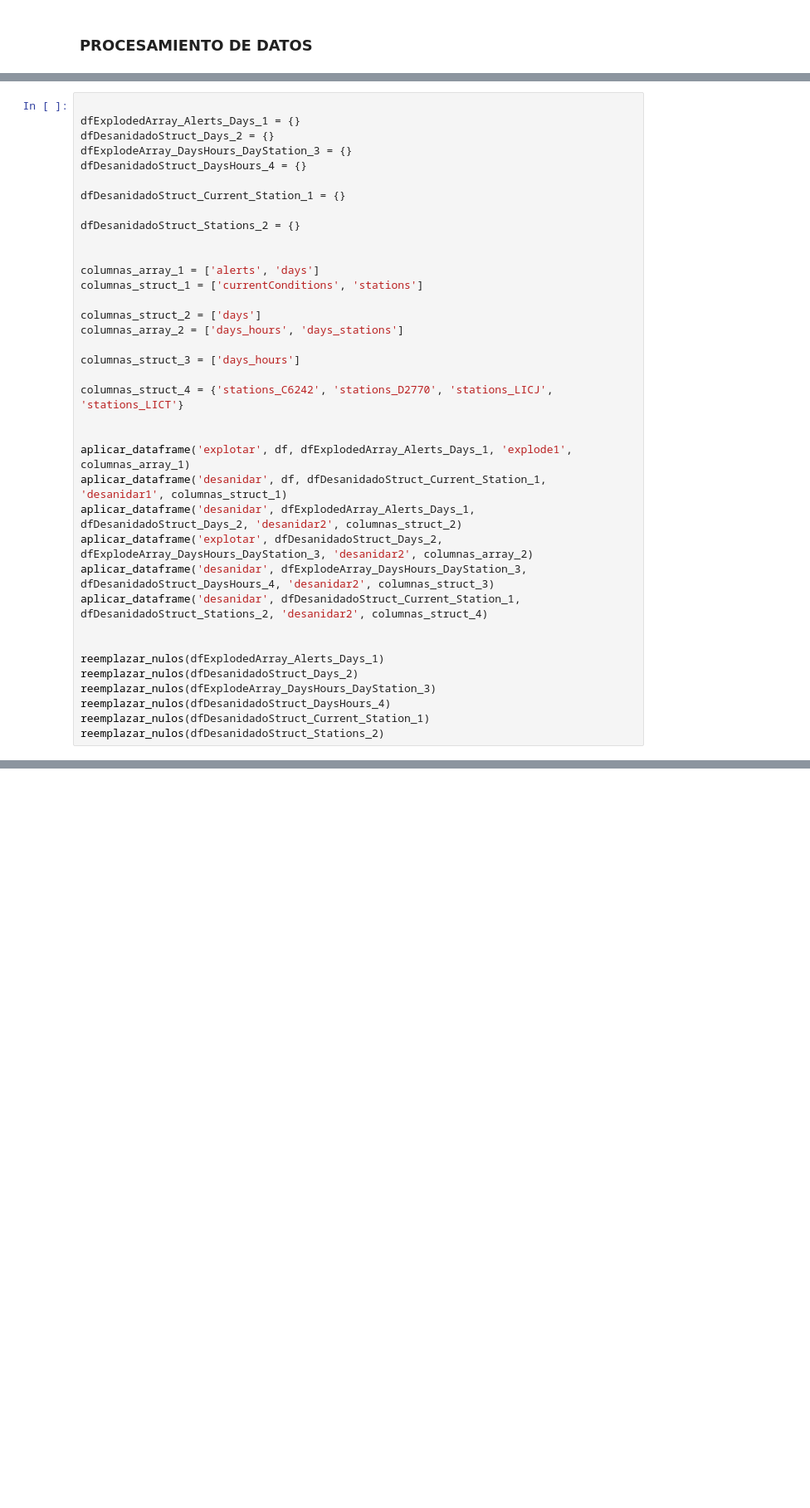
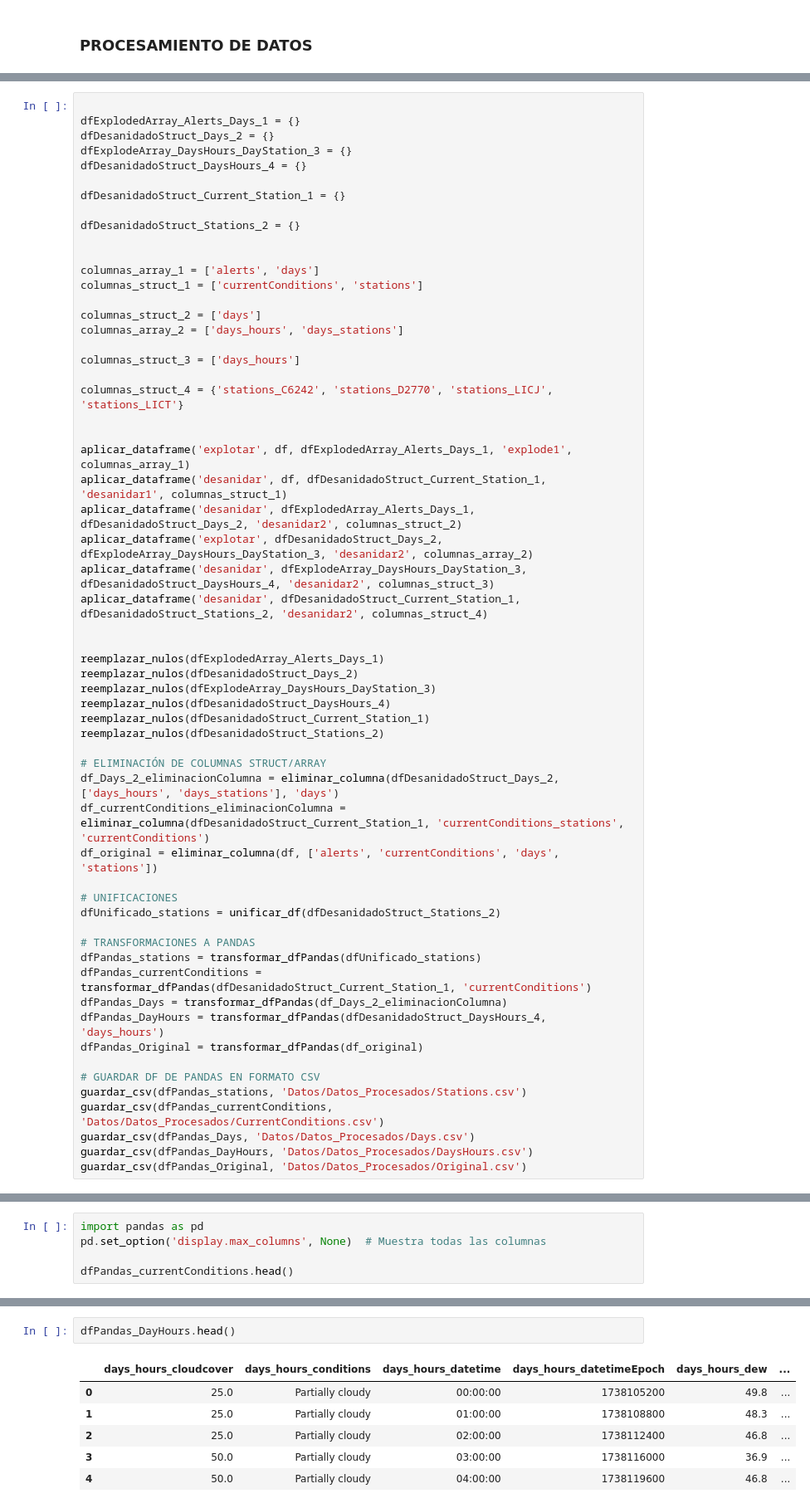
Before and after one commit to Facu6/Automatizaci-n_Datos_Clima, a Jupyter notebook: 2-Procesamiento.ipynb, the cells around one changed output, grey strips where cells are left out. Shown: that part at 83% size. Drawn from its saved outputs; the diff is of its cells as text; blank space fills up the shorter version.

```diff
--- a/2-Procesamiento.ipynb
+++ b/2-Procesamiento.ipynb
@@ -259,3 +314,25 @@ reemplazar_nulos(dfExplodeArray_DaysHours_DayStation_3)
 reemplazar_nulos(dfDesanidadoStruct_DaysHours_4)
 reemplazar_nulos(dfDesanidadoStruct_Current_Station_1)
 reemplazar_nulos(dfDesanidadoStruct_Stations_2)
+
+# ELIMINACIÓN DE COLUMNAS STRUCT/ARRAY
+df_Days_2_eliminacionColumna = eliminar_columna(dfDesanidadoStruct_Days_2, ['days_hours', 'days_stations'], 'days')
+df_currentConditions_eliminacionColumna = eliminar_columna(dfDesanidadoStruct_Current_Station_1, 'currentConditions_stations', 'currentConditions')
+df_original = eliminar_columna(df, ['alerts', 'currentConditions', 'days', 'stations'])
+
+# UNIFICACIONES
+dfUnificado_stations = unificar_df(dfDesanidadoStruct_Stations_2)
+
+# TRANSFORMACIONES A PANDAS
+dfPandas_stations = transformar_dfPandas(dfUnificado_stations)
+dfPandas_currentConditions = transformar_dfPandas(dfDesanidadoStruct_Current_Station_1, 'currentConditions')
+dfPandas_Days = transformar_dfPandas(df_Days_2_eliminacionColumna)
+dfPandas_DayHours = transformar_dfPandas(dfDesanidadoStruct_DaysHours_4, 'days_hours')
+dfPandas_Original = transformar_dfPandas(df_original)
+
+# GUARDAR DF DE PANDAS EN FORMATO CSV
+guardar_csv(dfPandas_stations, 'Datos/Datos_Procesados/Stations.csv')
+guardar_csv(dfPandas_currentConditions, 'Datos/Datos_Procesados/CurrentConditions.csv')
+guardar_csv(dfPandas_Days, 'Datos/Datos_Procesados/Days.csv')
+guardar_csv(dfPandas_DayHours, 'Datos/Datos_Procesados/DaysHours.csv')
+guardar_csv(dfPandas_Original, 'Datos/Datos_Procesados/Original.csv')
@@ -294,0 +346,5 @@ dfPandas_currentConditions.to_csv('Datos/Datos_Procesados/CurrentConditions.csv'
+# %%
+import pandas as pd
+pd.set_option('display.max_columns', None)  # Muestra todas las columnas
+
+dfPandas_currentConditions.head()
@@ -294,0 +356,9 @@ dfPandas_currentConditions.to_csv('Datos/Datos_Procesados/CurrentConditions.csv'
+# %%
+dfPandas_DayHours.head()
+# %% [output]
+|  | days_hours_cloudcover | days_hours_conditions | days_hours_datetime | days_hours_datetimeEpoch | days_hours_dew | ... |
+| 0 | 25.0 | Partially cloudy | 00:00:00 | 1738105200 | 49.8 | ... |
+| 1 | 25.0 | Partially cloudy | 01:00:00 | 1738108800 | 48.3 | ... |
+| 2 | 25.0 | Partially cloudy | 02:00:00 | 1738112400 | 46.8 | ... |
+| 3 | 50.0 | Partially cloudy | 03:00:00 | 1738116000 | 36.9 | ... |
+| 4 | 50.0 | Partially cloudy | 04:00:00 | 1738119600 | 46.8 | ... |
```
Also changed, not shown: parts of 20 cells of this notebook, 3 other files.
